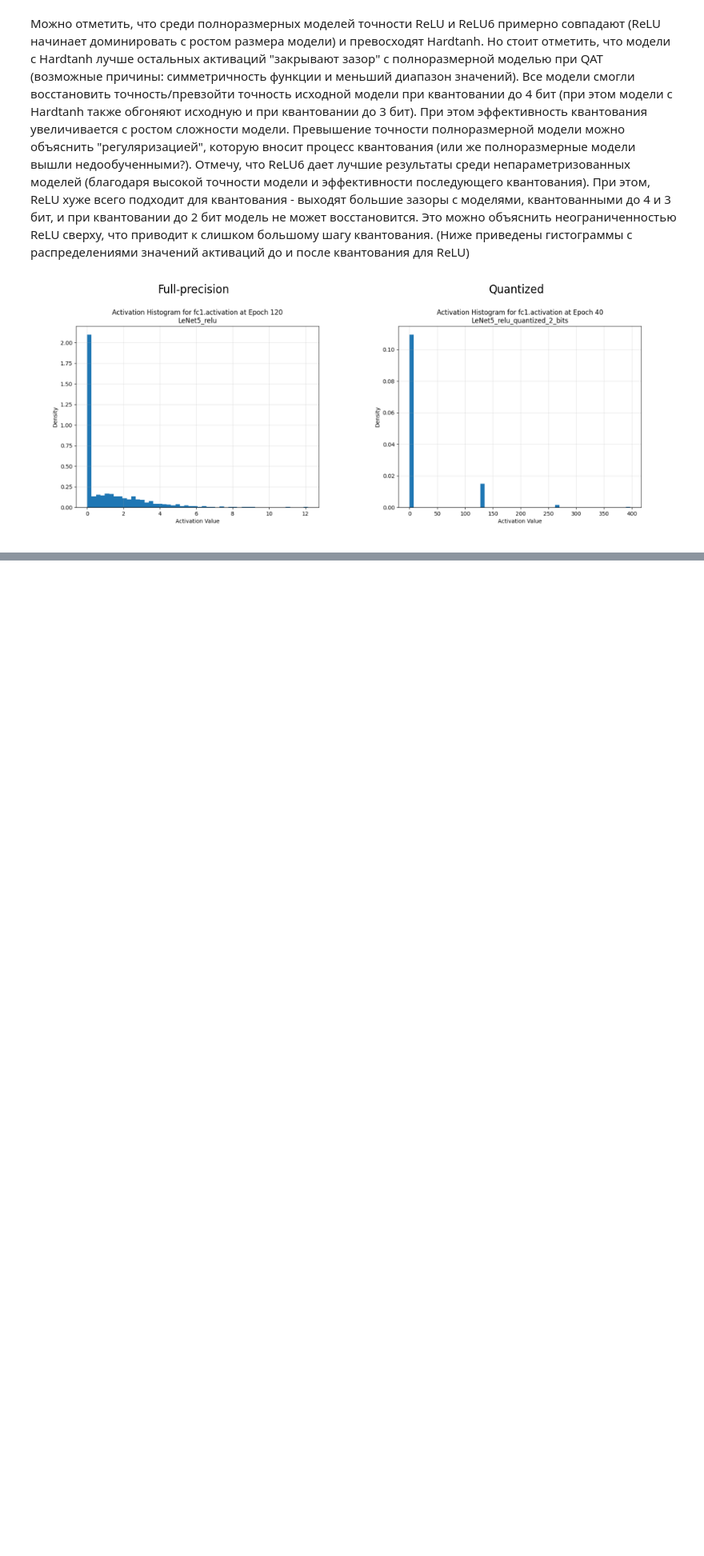
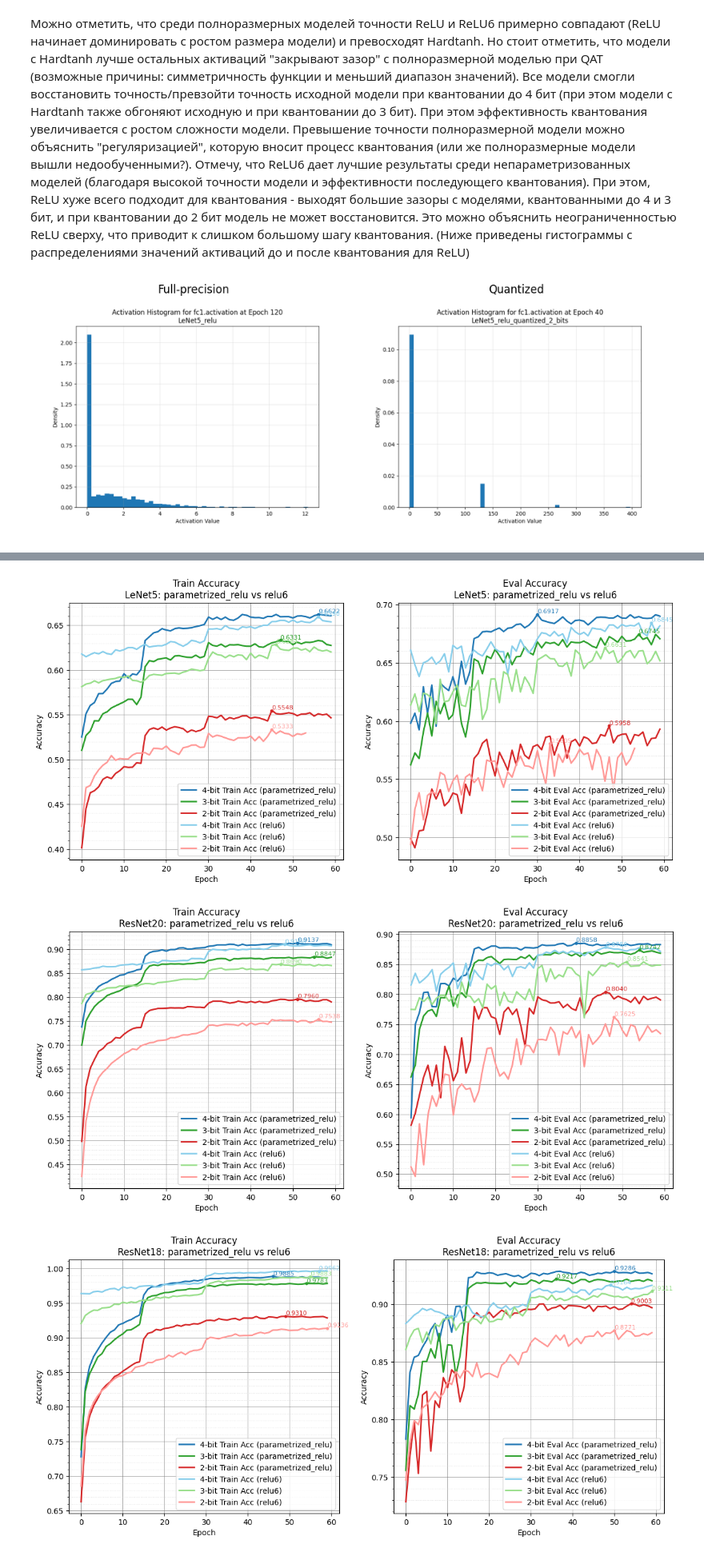
Before and after one commit to Darisishe/quantization, a Jupyter notebook: analysis.ipynb, the cells around one changed output, grey strips where cells are left out. Shown at 80% size. Cells and saved outputs as stored; diff of their text form; code cells hidden in the pictures; blank space fills up the shorter version.

```diff
--- a/analysis.ipynb
+++ b/analysis.ipynb
@@ -330,0 +428,7 @@ plot_comparisons(activations=["parametrized_relu", "parametrized_hardtanh"])
+# %%
+plot_qat_comparison("parametrized_relu", "relu6")
+plot_qat_comparison("parametrized_hardtanh", "hardtanh")
+# %% [output]
+[figure, added]
+[figure, added]
+[figure, added]
```
Also changed, not shown: parts of 10 cells of this notebook.
